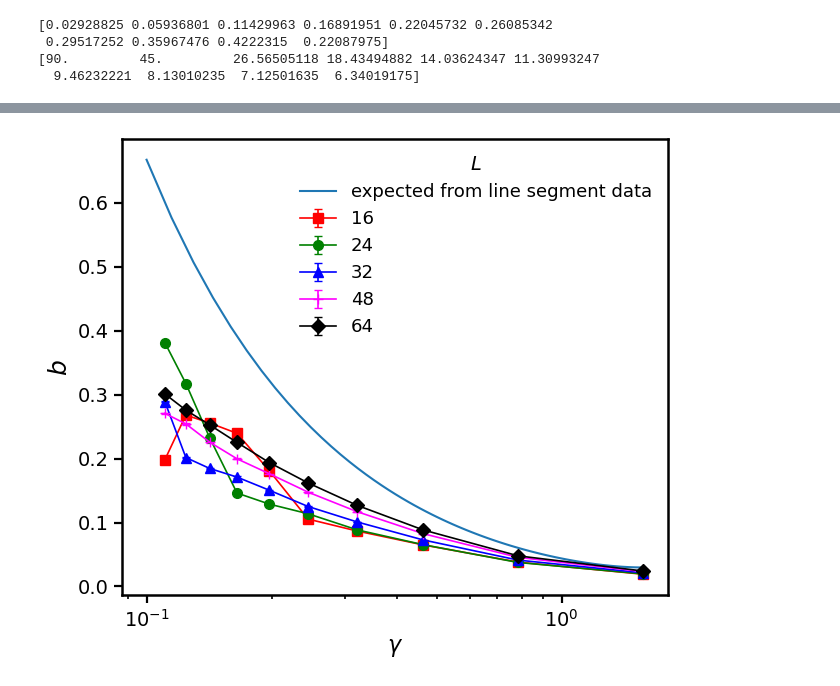
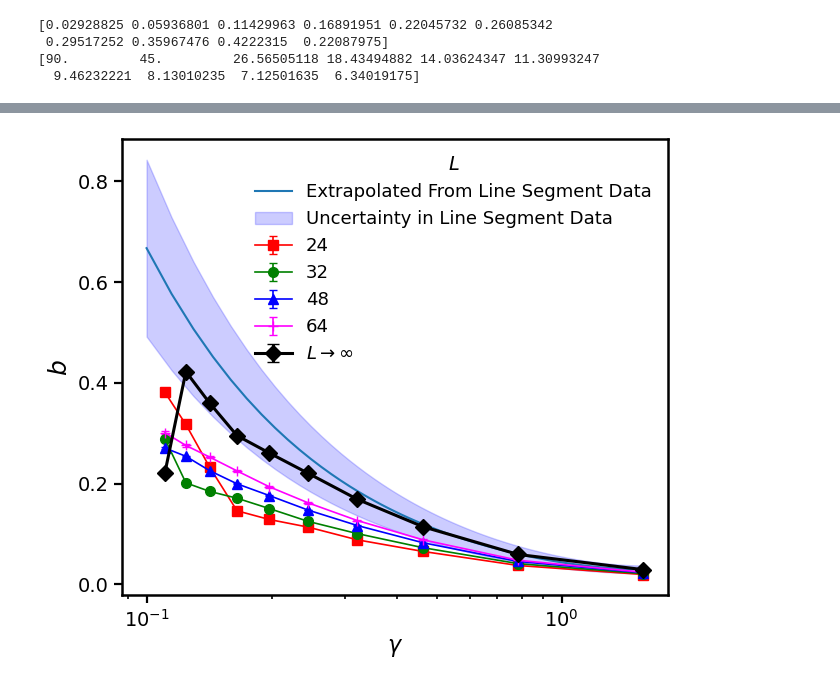
Before and after one commit to j2apps/blume_capel, a Jupyter notebook: Analysis/Visualize Data.ipynb, the cells around one changed output, grey strips where cells are left out. Drawn from its saved outputs; the diff is of its cells as text; code cells hidden in the pictures.

```diff
--- a/Analysis/Visualize Data.ipynb
+++ b/Analysis/Visualize Data.ipynb
@@ -192,11 +191,12 @@ ValueError: negative dimensions are not allowed
 # %%
 # PLOTTING MULTIPLE DATASETS
 data_root = '/projects/p32813/blume_capel/data/sweep'
-# EXPECTED=0.739320704/16
+EXPECTED=0.739320704/16
 # EXPECTED = 1.85
-EXPECTED = -0.075
+# EXPECTED = -0.075
 x_name, error_name = ("m", "se_m")
-name = r'$\gamma/\nu$'
+# name = r'$\gamma/\nu$'
+name = 'b'
 
 points = ((3,3.5),
           (4,3.5),
@@ -240,13 +240,14 @@ miny, maxy = 100, -100
 desired = (0,1,2,3,4)
 for i in desired:
     ti, di = points[i]
-    ti
-    filename = f"{data_root}/t{ti}_d{di}/magnet.txt"
+    filename = f"{data_root}/t{ti}_d{di}/gap/spin.txt"
     label=labels[i]
-    invL, exponent, error = getExponent(filename, x_name, error_name)
-    # invL, exponent, error = getB(filename)
+    # invL, exponent, error = getExponent(filename, x_name, error_name)
+    invL, exponent, error = getB(filename, 2)
     curr_miny, curr_maxy = plotFssMulti(plt.gca(), invL, exponent, error, label, color=colors[i])
     miny = min(miny, curr_miny)
     maxy = max(maxy, curr_maxy)
+    _, y, _ = getFit(invL, exponent, error)
+    print(label, y[0])
 
-plotFssSpines(plt.gca(), miny, maxy, EXPECTED, name)
+plotFssSpines(plt.gca(), miny, maxy, EXPECTED, name, "logl/l")
@@ -333,8 +341,11 @@ dirname="/projects/p32813/blume_capel/data/sweep/t3_d3/gap/square"
 pairs = [(8,16), (12,24), (16,32), (24,48), (32,64)]
 labels = { (8,16):"16", (12,24):"24", (16,32):"32", (24,48):"48", (32,64):"64" }
 b0 = 0.06688
+db = 0.01759
 
 results = {p: {"gamma": [], "b": [], "err": []} for p in pairs}
+results_extrap = {"gamma": [], "b": [], "err": []}
+
 
 for k in range(10):
     fname = f"{dirname}/{k}.csv"
@@ -342,27 +353,36 @@ for k in range(10):
         raise FileNotFoundError(f"Missing {fname} in current directory")
 
     df_raw = pd.read_csv(fname)
-    gamma = float(df_raw["gamma"].iloc[0])  # assumes constant gamma within file
+    gamma = float(df_raw["gamma"].iloc[0])
 
     dfL = load_means_by_L(fname)
 
+    # --- pairwise estimates ---
     for p in pairs:
         b, err = b_for_pair(dfL, p[0], p[1])
         results[p]["gamma"].append(gamma)
         results[p]["b"].append(b)
         results[p]["err"].append(err)
 
+    # --- extrapolated estimate ---
+    invL, exponent, error = getB(fname, 2)
+    _, y, _ = getFit(invL, exponent, error)
+    b_inf, err_inf = y[0], 0
+    results_extrap["gamma"].append(gamma)
+    results_extrap["b"].append(b_inf)
+    results_extrap["err"].append(err_inf)
+
+
+
 # --- Plot: x=gamma, y=b with 5 lines ---
 styles = {
-    (8,16):  dict(marker='s', color='red'),
-    (12,24): dict(marker='o', color='green'),
-    (16,32): dict(marker='^', color='blue'),
-    (24,48): dict(marker='+', color='magenta'),
-    (32,64): dict(marker='D', color='black'),
+    (12,24):  dict(marker='s', color='red'),
+    (16,32): dict(marker='o', color='green'),
+    (24,48): dict(marker='^', color='blue'),
+    (32,64): dict(marker='+', color='magenta'),
 }
 
 labels = {
-    (8,16):  "16",
     (12,24): "24",
     (16,32): "32",
     (24,48): "48",
@@ -387,8 +407,30 @@ for pair, style in styles.items():
         label=labels[pair],
         **style
     )
+
+# --- Infinite L limit ---
+g_inf = np.array(results_extrap["gamma"]) * (np.pi/180)
+b_inf = np.array(results_extrap["b"])
+e_inf = np.array(results_extrap["err"])
+
+order = np.argsort(g_inf)
+g_inf, b_inf, e_inf = g_inf[order], b_inf[order], e_inf[order]
+
+ax.errorbar(
+    g_inf, b_inf, yerr=e_inf,
+    linestyle='-',
+    linewidth=2.2,
+    marker='D',
+    markersize=8,
+    color='black',
+    capsize=4,
+    label=r"$L \to \infty$"
+)
+
+# Extrapolation from line segmen
 X = np.linspace(np.pi/2, 0.1, 100)
-plt.plot(X, calculate_b(X, b0), label="expected from line segment data")
+plt.plot(X, calculate_b(X, b0), label="Extrapolated From Line Segment Data")
+ax.fill_between(X, calculate_b(X, b0-db), calculate_b(X, b0+db), color='blue', alpha=0.2, label='Uncertainty in Line Segment Data')
 
 # --- Axes formatting (this is the key part) ---
 ax.set_xscale("log")
@@ -396,31 +438,31 @@ ax.set_xlabel(r"$\gamma$", fontsize=16)
 ax.set_ylabel(r"$b$", fontsize=18)
 
 ax.tick_params(
     axis='both',
     which='major',
     labelsize=14,
     width=1.6,
     length=6
 )
 
 ax.tick_params(
     axis='both',
     which='minor',
     width=1.2,
     length=3
 )
 
 for spine in ax.spines.values():
     spine.set_linewidth(1.8)
 
 ax.legend(
     title=r"$L$",
     fontsize=13,
     title_fontsize=14,
     frameon=False
 )
 
 plt.tight_layout()
 plt.show()
 # %% [output]
-[figure, old version]
+[figure, new version]
```
Also changed, not shown: parts of 3 cells of this notebook, 3 other files.
